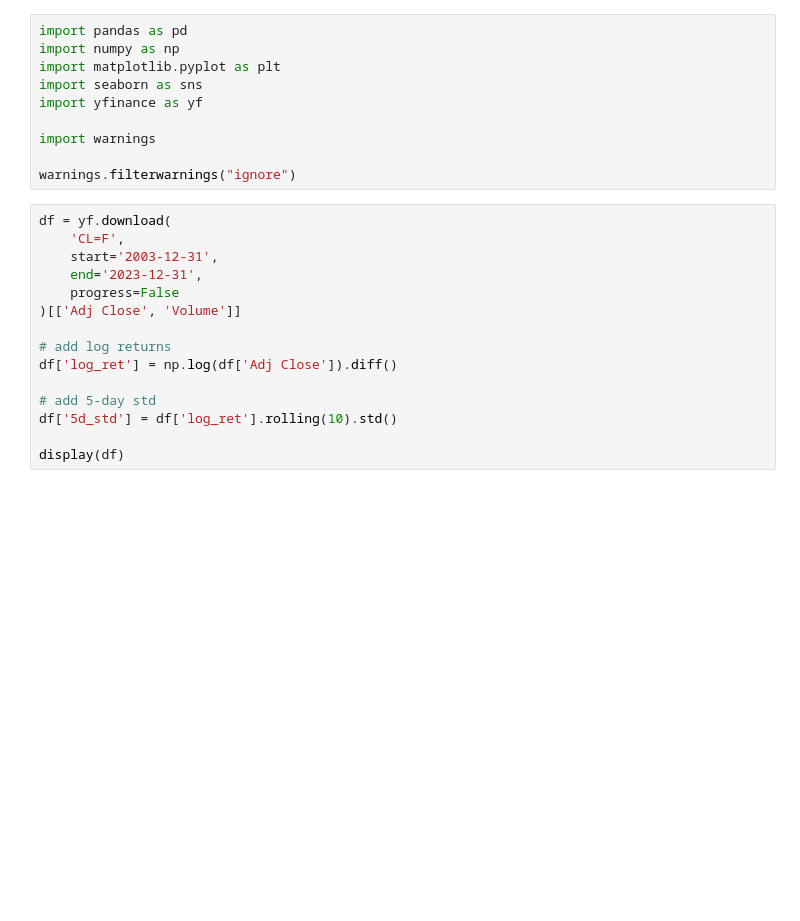
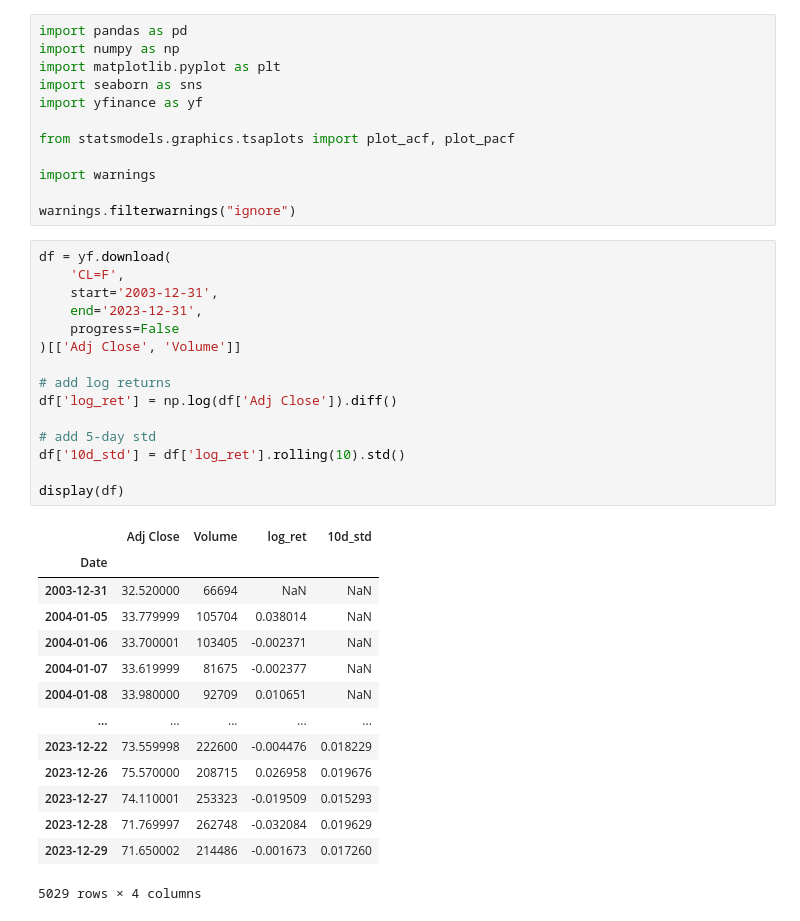
Before and after one commit to jonedamas/master_thesis, a Jupyter notebook: src/Plotting/price_data_plotting.ipynb, the cells around one changed output. Saved outputs shown, nothing was run; the diff lists cells and outputs as text; blank space fills up the shorter version.

```diff
--- a/src/Plotting/price_data_plotting.ipynb
+++ b/src/Plotting/price_data_plotting.ipynb
@@ -5,21 +5,38 @@ import matplotlib.pyplot as plt
 import seaborn as sns
 import yfinance as yf
 
+from statsmodels.graphics.tsaplots import plot_acf, plot_pacf
+
 import warnings
 
 warnings.filterwarnings("ignore")
 # %%
 df = yf.download(
     'CL=F',
     start='2003-12-31',
     end='2023-12-31',
     progress=False
 )[['Adj Close', 'Volume']]
 
 # add log returns
 df['log_ret'] = np.log(df['Adj Close']).diff()
 
 # add 5-day std
-df['5d_std'] = df['log_ret'].rolling(10).std()
+df['10d_std'] = df['log_ret'].rolling(10).std()
 
 display(df)
+# %% [output]
+|  | Adj Close | Volume | log_ret | 10d_std |
+| Date |  |  |  |  |
+| 2003-12-31 | 32.520000 | 66694 | NaN | NaN |
+| 2004-01-05 | 33.779999 | 105704 | 0.038014 | NaN |
+| 2004-01-06 | 33.700001 | 103405 | -0.002371 | NaN |
+| 2004-01-07 | 33.619999 | 81675 | -0.002377 | NaN |
+| 2004-01-08 | 33.980000 | 92709 | 0.010651 | NaN |
+| ... | ... | ... | ... | ... |
+| 2023-12-22 | 73.559998 | 222600 | -0.004476 | 0.018229 |
+| 2023-12-26 | 75.570000 | 208715 | 0.026958 | 0.019676 |
+| 2023-12-27 | 74.110001 | 253323 | -0.019509 | 0.015293 |
+| 2023-12-28 | 71.769997 | 262748 | -0.032084 | 0.019629 |
+| 2023-12-29 | 71.650002 | 214486 | -0.001673 | 0.017260 |
+5029 rows × 4 columns
```
Also changed, not shown: parts of 4 cells of this notebook, 2 other files.
